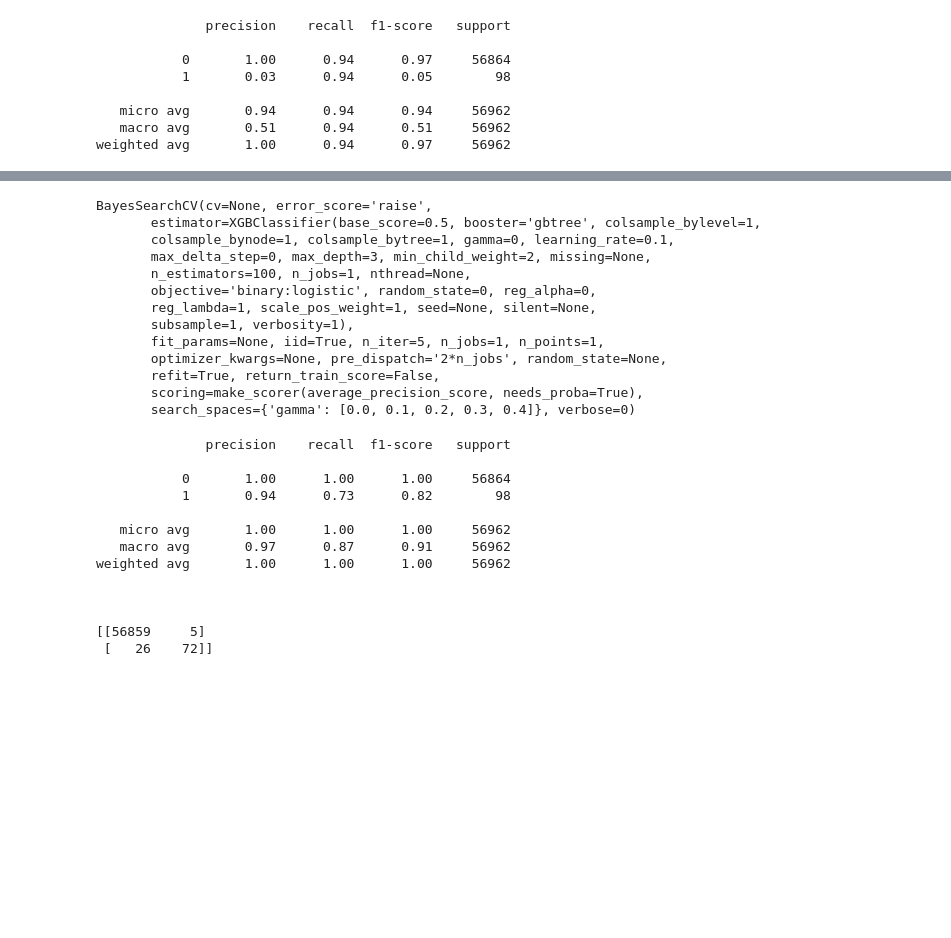
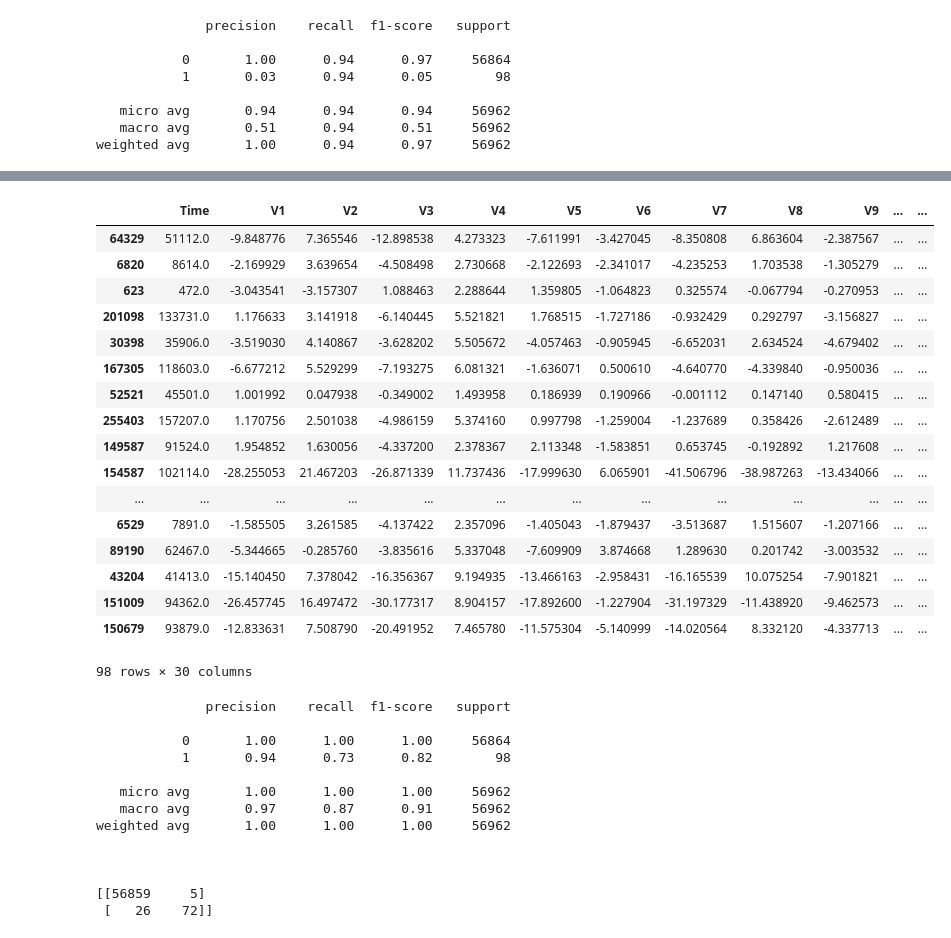
Before and after one commit to wnstnb/research, a Jupyter notebook: Predicting Credit Card Fraud V2.ipynb, the cells around one changed output, grey strips where cells are left out. Cells and saved outputs as stored; diff of their text form; code cells hidden in the pictures; blank space fills up the shorter version.

```diff
--- a/Predicting Credit Card Fraud V2.ipynb
+++ b/Predicting Credit Card Fraud V2.ipynb
@@ -509,30 +521,25 @@ print(confusion_matrix(y_test, preds_new))
  [    6    92]]
-# %%
-param_test3 = {
- 'gamma':[i/10.0 for i in range(0,5)]
-}
-
-xgb_bo2 = BayesSearchCV(estimator=xgb_bo1.best_estimator_,
-                        search_spaces= param_test3,
-                      scoring=avg_prec,
-                      n_iter=5)
-
-
-xgb_bo2.fit(X_val, y_val)
-# %% [output]
-BayesSearchCV(cv=None, error_score='raise',
-       estimator=XGBClassifier(base_score=0.5, booster='gbtree', colsample_bylevel=1,
-       colsample_bynode=1, colsample_bytree=1, gamma=0, learning_rate=0.1,
-       max_delta_step=0, max_depth=3, min_child_weight=2, missing=None,
-       n_estimators=100, n_jobs=1, nthread=None,
-       objective='binary:logistic', random_state=0, reg_alpha=0,
-       reg_lambda=1, scale_pos_weight=1, seed=None, silent=None,
-       subsample=1, verbosity=1),
-       fit_params=None, iid=True, n_iter=5, n_jobs=1, n_points=1,
-       optimizer_kwargs=None, pre_dispatch='2*n_jobs', random_state=None,
-       refit=True, return_train_score=False,
-       scoring=make_scorer(average_precision_score, needs_proba=True),
-       search_spaces={'gamma': [0.0, 0.1, 0.2, 0.3, 0.4]}, verbose=0)
+# %%
+X_test.loc[y_test.loc[y_test == 1].index]
+# %% [output]
+|  | Time | V1 | V2 | V3 | V4 | V5 | V6 | V7 | V8 | V9 | ... | ... |
+| 64329 | 51112.0 | -9.848776 | 7.365546 | -12.898538 | 4.273323 | -7.611991 | -3.427045 | -8.350808 | 6.863604 | -2.387567 | ... | ... |
+| 6820 | 8614.0 | -2.169929 | 3.639654 | -4.508498 | 2.730668 | -2.122693 | -2.341017 | -4.235253 | 1.703538 | -1.305279 | ... | ... |
+| 623 | 472.0 | -3.043541 | -3.157307 | 1.088463 | 2.288644 | 1.359805 | -1.064823 | 0.325574 | -0.067794 | -0.270953 | ... | ... |
+| 201098 | 133731.0 | 1.176633 | 3.141918 | -6.140445 | 5.521821 | 1.768515 | -1.727186 | -0.932429 | 0.292797 | -3.156827 | ... | ... |
+| 30398 | 35906.0 | -3.519030 | 4.140867 | -3.628202 | 5.505672 | -4.057463 | -0.905945 | -6.652031 | 2.634524 | -4.679402 | ... | ... |
+| 167305 | 118603.0 | -6.677212 | 5.529299 | -7.193275 | 6.081321 | -1.636071 | 0.500610 | -4.640770 | -4.339840 | -0.950036 | ... | ... |
+| 52521 | 45501.0 | 1.001992 | 0.047938 | -0.349002 | 1.493958 | 0.186939 | 0.190966 | -0.001112 | 0.147140 | 0.580415 | ... | ... |
+| 255403 | 157207.0 | 1.170756 | 2.501038 | -4.986159 | 5.374160 | 0.997798 | -1.259004 | -1.237689 | 0.358426 | -2.612489 | ... | ... |
+| 149587 | 91524.0 | 1.954852 | 1.630056 | -4.337200 | 2.378367 | 2.113348 | -1.583851 | 0.653745 | -0.192892 | 1.217608 | ... | ... |
+| 154587 | 102114.0 | -28.255053 | 21.467203 | -26.871339 | 11.737436 | -17.999630 | 6.065901 | -41.506796 | -38.987263 | -13.434066 | ... | ... |
+| ... | ... | ... | ... | ... | ... | ... | ... | ... | ... | ... | ... | ... |
+| 6529 | 7891.0 | -1.585505 | 3.261585 | -4.137422 | 2.357096 | -1.405043 | -1.879437 | -3.513687 | 1.515607 | -1.207166 | ... | ... |
+| 89190 | 62467.0 | -5.344665 | -0.285760 | -3.835616 | 5.337048 | -7.609909 | 3.874668 | 1.289630 | 0.201742 | -3.003532 | ... | ... |
+| 43204 | 41413.0 | -15.140450 | 7.378042 | -16.356367 | 9.194935 | -13.466163 | -2.958431 | -16.165539 | 10.075254 | -7.901821 | ... | ... |
+| 151009 | 94362.0 | -26.457745 | 16.497472 | -30.177317 | 8.904157 | -17.892600 | -1.227904 | -31.197329 | -11.438920 | -9.462573 | ... | ... |
+| 150679 | 93879.0 | -12.833631 | 7.508790 | -20.491952 | 7.465780 | -11.575304 | -5.140999 | -14.020564 | 8.332120 | -4.337713 | ... | ... |
+98 rows × 30 columns
 # %%
 xgb_bo2.best_estimator_.fit(X_train, y_train)
 
```
Also changed, not shown: parts of 14 cells of this notebook.
